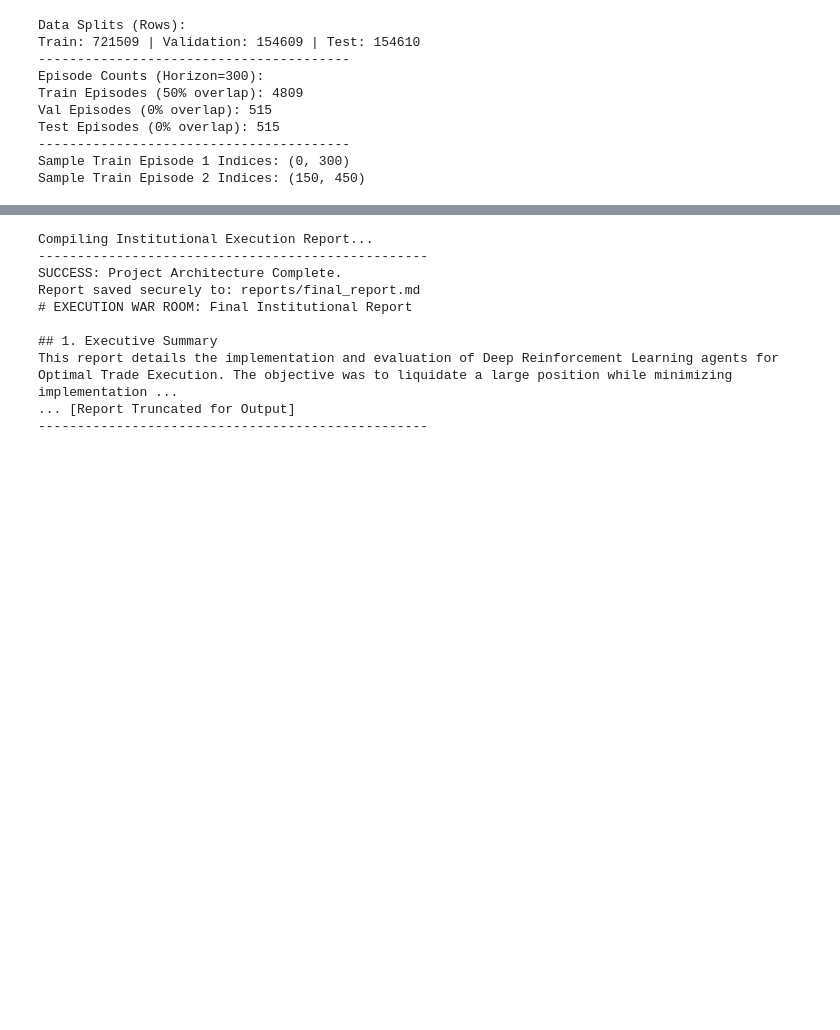
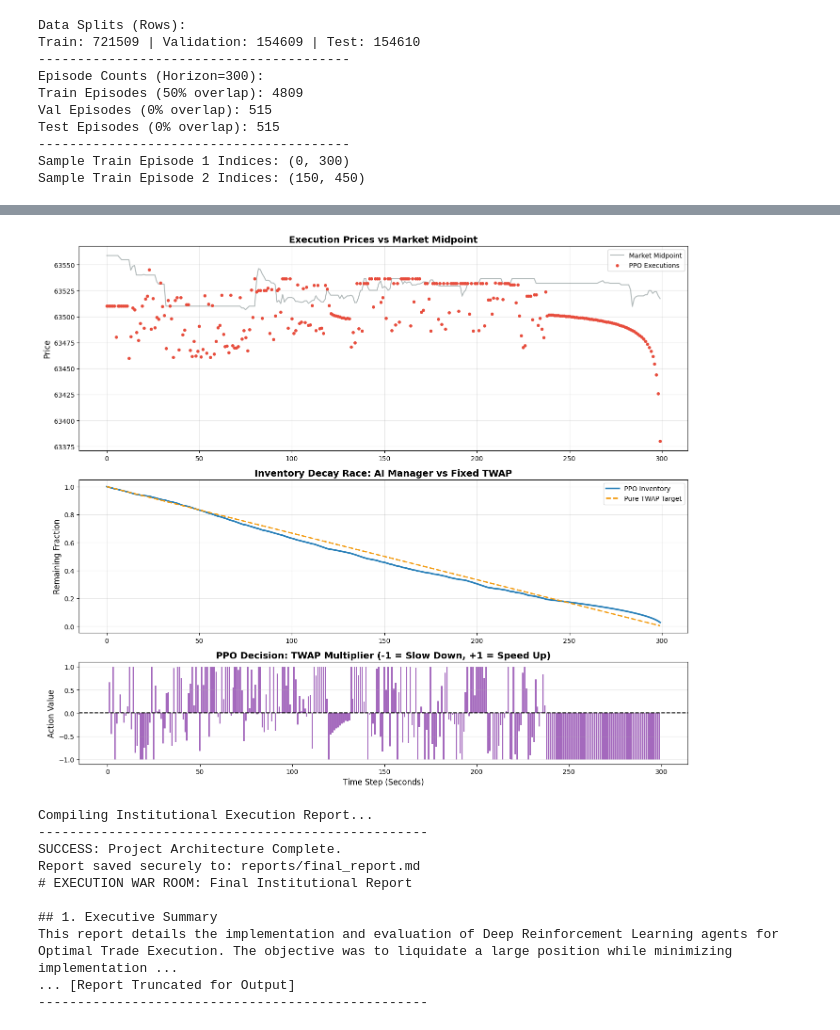
Before and after one commit to NegativeGravity/Optimal_Execution_DRL, a Jupyter notebook: execution-war-room.ipynb, the cells around one changed output, grey strips where cells are left out. Cells and saved outputs as stored; diff of their text form; code cells hidden in the pictures; blank space fills up the shorter version.

```diff
--- a/execution-war-room.ipynb
+++ b/execution-war-room.ipynb
@@ -679,6 +695,10 @@ Using cpu device
 ----------------------------------
 Training Complete. Model saved securely to: dqn_execution_agent.zip
 # %%
+class PureTWAPAgent:
+    def predict(self, obs, env=None):
+        return np.array([0.0], dtype=np.float32)
+
 def evaluate_dqn(model, val_episodes, df):
     dqn_costs = []
     dqn_completions = []
@@ -706,14 +726,14 @@ def evaluate_dqn(model, val_episodes, df):
     return np.mean(dqn_costs), np.std(dqn_costs), np.mean(dqn_completions), dqn_actions
 
 def evaluate_twap(val_episodes, df):
-    twap_agent = TWAPBaseline()
+    twap_agent = PureTWAPAgent()
     twap_costs = []
     twap_completions = []
 
     for start_idx, end_idx in val_episodes:
         episode_df = df.iloc[start_idx:end_idx].copy()
 
-        env = ContinuousExecutionEnv(df=episode_df, horizon=300, max_participation=1.0)
+        env = ContinuousExecutionEnv(df=episode_df, horizon=300)
         obs, _ = env.reset()
 
         terminated = False
@@ -1192,0 +1220,83 @@ Generating Risk Manager Dashboard...
+# %%
+def plot_execution_dashboard(market_prices, exec_prices, ppo_inv, twap_inv, ppo_acts):
+    fig, (ax1, ax2, ax3) = plt.subplots(3, 1, figsize=(14, 12), gridspec_kw={'height_ratios': [2, 1.5, 1]})
+    ax1.plot(market_prices, label='Market Midpoint', color='#7f8c8d', alpha=0.6, linewidth=1.5)
+
+    exec_x = [i for i, p in enumerate(exec_prices) if not np.isnan(p)]
+    exec_y = [p for p in exec_prices if not np.isnan(p)]
+    ax1.scatter(exec_x, exec_y, color='#e74c3c', s=15, label='PPO Executions', zorder=5)
+
+    ax1.set_title('Execution Prices vs Market Midpoint', fontsize=14, fontweight='bold')
+    ax1.set_ylabel('Price', fontsize=12)
+    ax1.legend()
+    ax1.grid(alpha=0.3)
+
+    ax2.plot(ppo_inv, label='PPO Inventory', color='#2980b9', linewidth=2.5)
+    ax2.plot(twap_inv, label='Pure TWAP Target', color='#f39c12', linestyle='dashed', linewidth=2)
+
+    ax2.set_title('Inventory Decay Race: AI Manager vs Fixed TWAP', fontsize=14, fontweight='bold')
+    ax2.set_ylabel('Remaining Fraction', fontsize=12)
+    ax2.legend()
+    ax2.grid(alpha=0.3)
+
+    ax3.bar(range(len(ppo_acts)), ppo_acts, color='#8e44ad', alpha=0.8)
+    ax3.axhline(0, color='black', linestyle='--', linewidth=1.5)
+
+    ax3.set_ylim(-1.1, 1.1)
+    ax3.set_title('PPO Decision: TWAP Multiplier (-1 = Slow Down, +1 = Speed Up)', fontsize=14, fontweight='bold')
+    ax3.set_xlabel('Time Step (Seconds)', fontsize=12)
+    ax3.set_ylabel('Action Value', fontsize=12)
+    ax3.grid(axis='y', alpha=0.3)
+
+    plt.tight_layout()
+    plt.show()
+
+print("Simulating Unseen Market Episode for Dashboard...")
+
+start_idx, end_idx = val_episodes[1]
+dashboard_df = val_df.iloc[start_idx:end_idx].copy()
+
+market_prices = dashboard_df['midpoint'].values[:300]
+base_env = ContinuousExecutionEnv(df=dashboard_df, horizon=300)
+env = RewardWrapper(base_env, reward_variant='B')
+
+saved_vec_env.venv = DummyVecEnv([lambda: env])
+obs = saved_vec_env.reset()
+
+exec_prices = []
+ppo_inv = [1.0]
+twap_inv = [1.0]
+ppo_acts = []
+
+terminated = False
+step = 0
+
+while not terminated and step < 300:
+    action, _ = trained_ppo.predict(obs, deterministic=True)
+
+    raw_action = float(action[0][0]) if isinstance(action[0], np.ndarray) else float(action[0])
+    ppo_acts.append(raw_action)
+
+    obs, _, dones, infos = saved_vec_env.step(action)
+
+    exec_price = infos[0]['execution_price']
+    exec_prices.append(exec_price if exec_price > 0 else np.nan)
+
+    ppo_inv.append(infos[0]['inventory_remaining'])
+
+    next_twap_inv = max(0.0, 1.0 - ((step + 1) / 300.0))
+    twap_inv.append(next_twap_inv)
+
+    terminated = dones[0]
+    step += 1
+
+print("Generating Risk Manager Dashboard...")
+
+plot_execution_dashboard(
+    market_prices[:len(ppo_acts)],
+    exec_prices,
+    ppo_inv[:-1],
+    twap_inv[:-1],
+    ppo_acts
+)
+# %% [output]
@@ -1193,3 +1305,4 @@ Generating Risk Manager Dashboard...
+[figure, added]
 # %%
 import os
 
```
Also changed, not shown: parts of 26 cells of this notebook.
